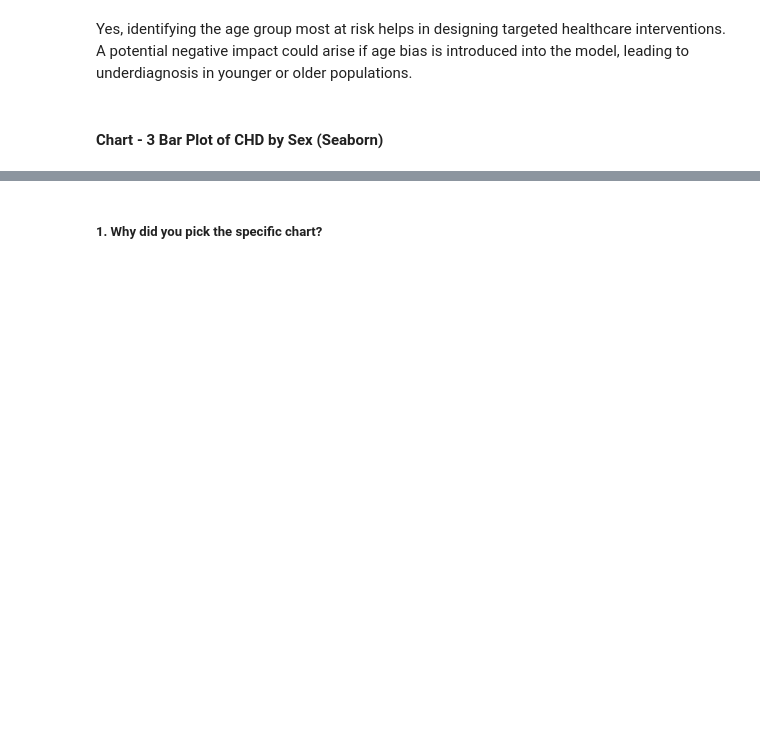
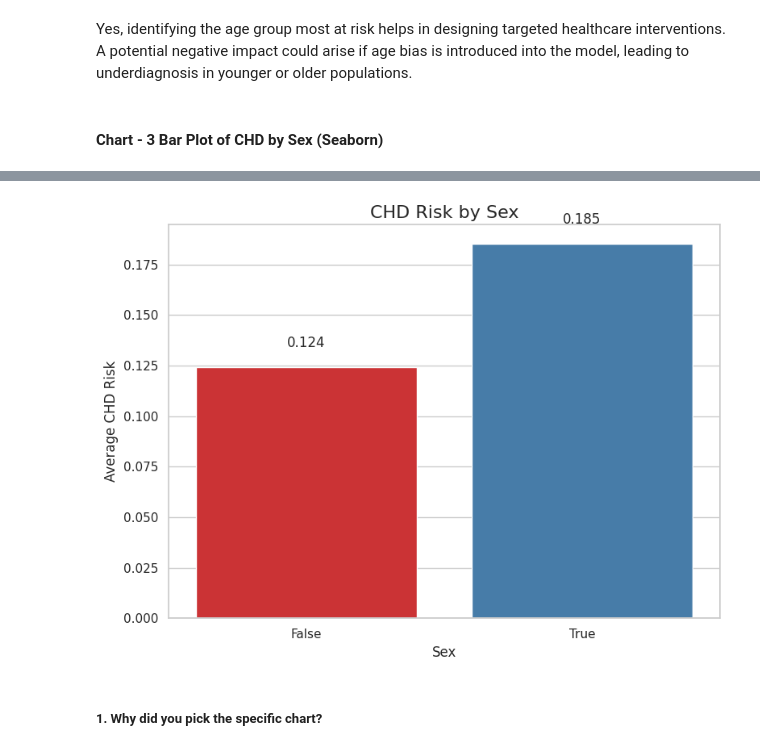
Before and after one commit to Aanya05gautam/Cardiovascular-Risk-Prediction-, a Jupyter notebook: Cardiovascular_Risk_Prediction_.ipynb, the cells around one changed output, grey strips where cells are left out. Cells and saved outputs as stored; diff of their text form; code cells hidden in the pictures; blank space fills up the shorter version.

```diff
--- a/Cardiovascular_Risk_Prediction_.ipynb
+++ b/Cardiovascular_Risk_Prediction_.ipynb
@@ -582,3 +547,40 @@ fig.show()
+# %%
+import matplotlib.pyplot as plt
+import seaborn as sns
+
+# Group and calculate mean CHD risk by sex
+sex_chd = df.groupby('sex')['TenYearCHD'].mean().reset_index()
+
+# Set the style
+sns.set(style='whitegrid')
+
+# Plot bar chart
+plt.figure(figsize=(8, 6))
+bar_plot = sns.barplot(data=sex_chd, x='sex', y='TenYearCHD', palette='Set1')
+
+# Add value labels on top of bars
+for index, row in sex_chd.iterrows():
+    plt.text(
+        x=index,
+        y=row['TenYearCHD'] + 0.01,
+        s=round(row['TenYearCHD'], 3),
+        ha='center',
+        fontsize=12
+    )
+
+# Customize plot
+plt.title('CHD Risk by Sex', fontsize=16)
+plt.xlabel('Sex', fontsize=12)
+plt.ylabel('Average CHD Risk', fontsize=12)
+plt.tight_layout()
+
+# Save the figure (optional for GitHub display)
+plt.savefig("chd_risk_by_sex.png", dpi=300)
+
+# Show plot
+plt.show()
+# %% [output]
+[figure, added]
 # %% [markdown]
 ##### 1. Why did you pick the specific chart?
 # %% [markdown]
```
Also changed, not shown: parts of 29 cells of this notebook.
